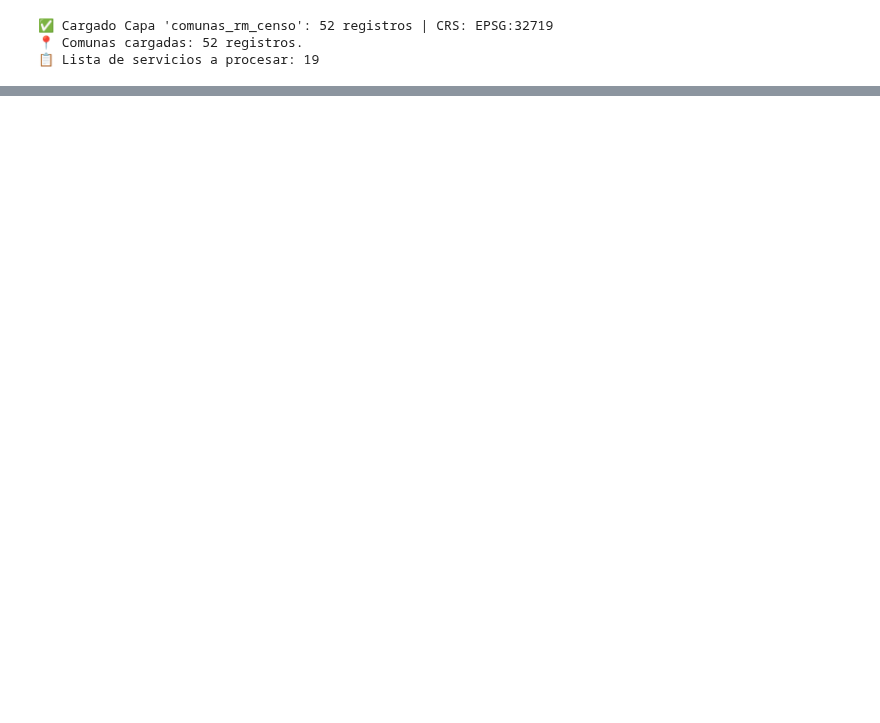
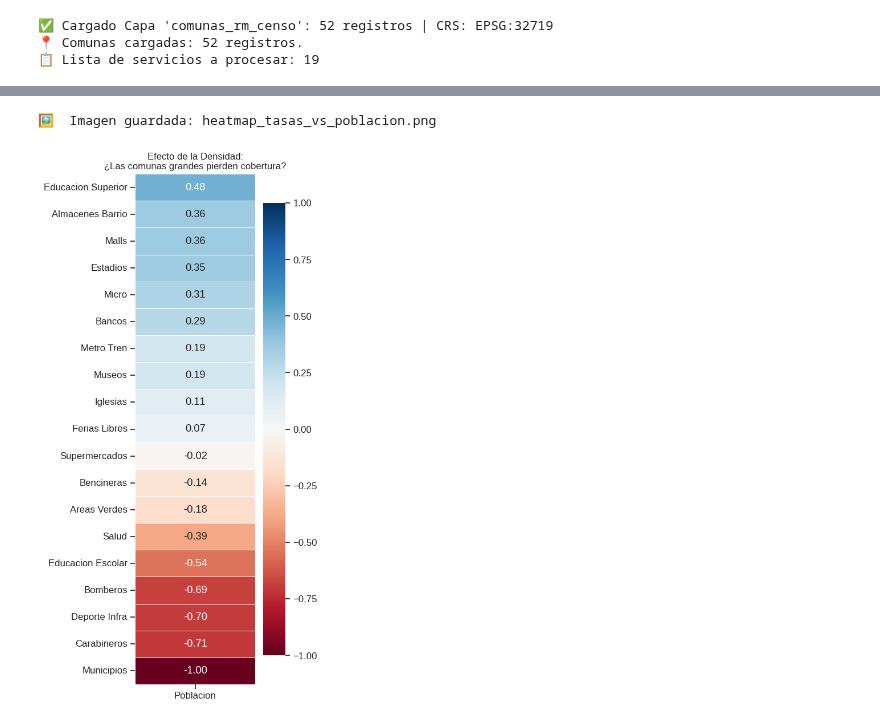
Before and after one commit to valenpy22/geoinformatica-pep2, a Jupyter notebook: proyecto/notebooks/02_exploratory_analysis.ipynb, the cells around one changed output, grey strips where cells are left out. Saved outputs shown, nothing was run; the diff lists cells and outputs as text; code cells hidden in the pictures; blank space fills up the shorter version.

```diff
--- a/proyecto/notebooks/02_exploratory_analysis.ipynb
+++ b/proyecto/notebooks/02_exploratory_analysis.ipynb
@@ -465,34 +570,37 @@ plt.show()
 # CELDA 11: CORRELACIÓN DE TASAS (CALIDAD DE COBERTURA)
 # ============================================================================
 
 # 1. Usamos las columnas de TASA en vez de CONTEO
 cols_tasa = [c for c in gdf_final.columns if c.startswith("tasa_")]
 df_calidad = gdf_final[["poblacion"] + cols_tasa].copy()
 
 # Nombres más cortos para el gráfico
 nombres_limpios = [c.replace("tasa_", "").replace("_10k", "").replace("_", " ").title() for c in cols_tasa]
 df_calidad.columns = ["Poblacion"] + nombres_limpios
 
 # 2. Correlación
 corr_calidad = df_calidad.corr(method='spearman')[["Poblacion"]].drop("Poblacion")
-corr_calidad = corr_calidad.sort_values(by="Poblacion", ascending=True) # Ordenamos del más negativo al positivo
+corr_calidad = corr_calidad.sort_values(by="Poblacion", ascending=False) # Ordenamos del más negativo al positivo
 
 # 3. Gráfico
 plt.figure(figsize=(5, 10))
 
 sns.heatmap(
     corr_calidad,
     annot=True,
     fmt=".2f",
     cmap="RdBu",  # Red-Blue (Rojo=Bajo, Azul=Alto) o al revés según prefieras
     vmin=-1, vmax=1,
     linewidths=0.5
 )
 
 plt.title("Efecto de la Densidad:\n¿Las comunas grandes pierden cobertura?", fontsize=12)
 plt.tight_layout()
 save_figure(plt.gcf(), "heatmap_tasas_vs_poblacion")
 plt.show()
+# %% [output]
+🖼️  Imagen guardada: heatmap_tasas_vs_poblacion.png
+[figure, added]
 # %%
 # ============================================================================
 # CELDA 12: IDENTIFICACIÓN DE ZONAS CON MENOR OFERTA (RANKING)
```
Also changed, not shown: parts of 12 cells of this notebook, 9 other files.
